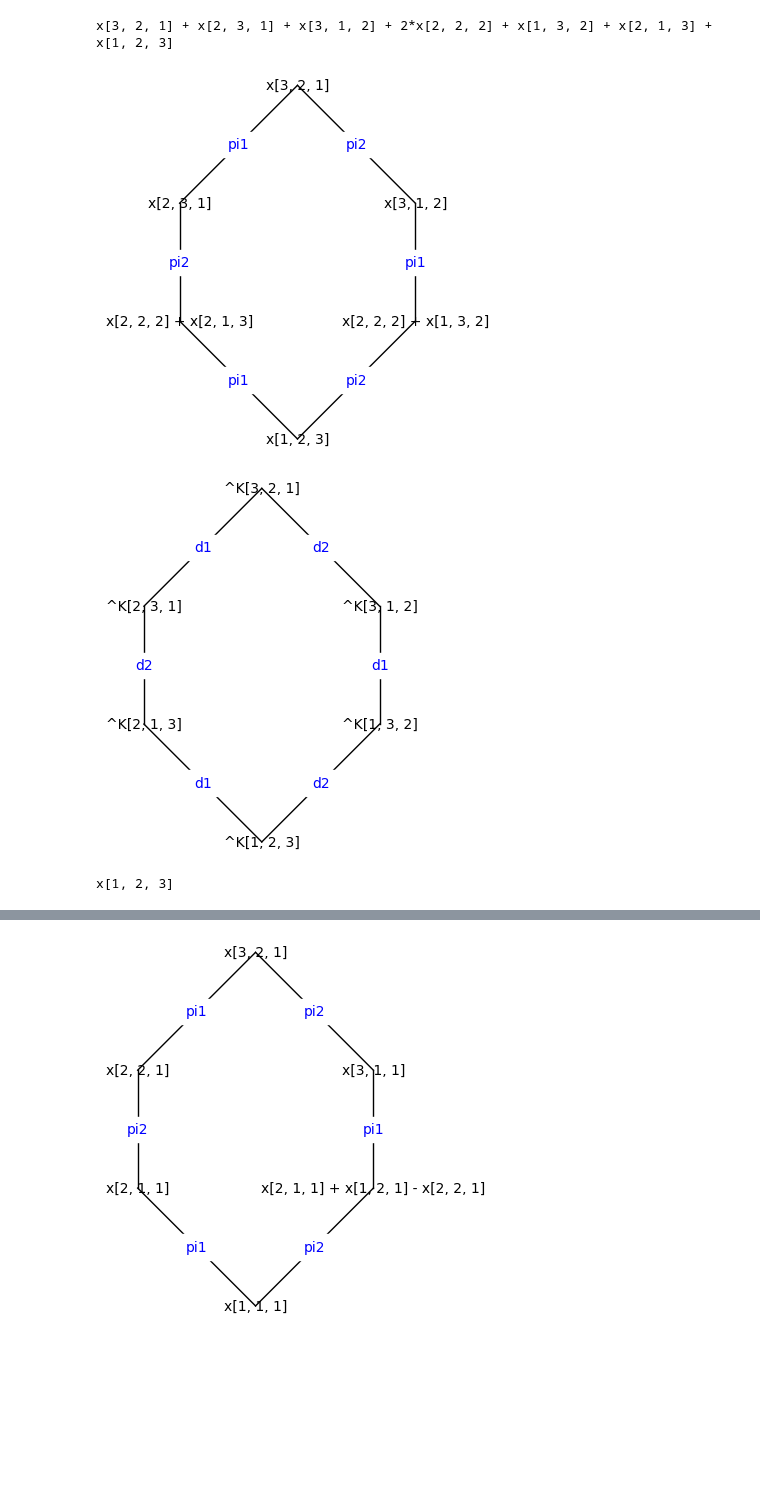
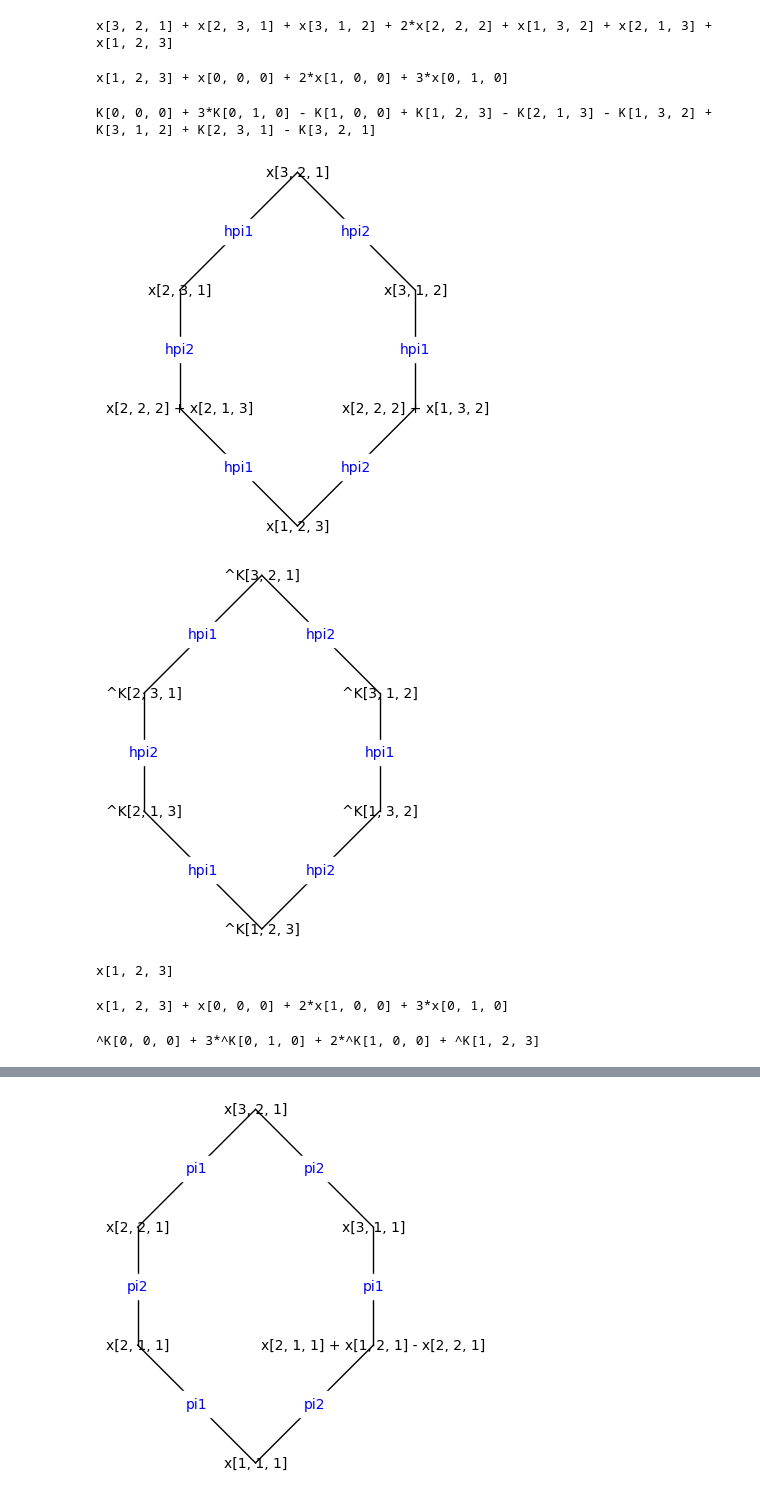
Before and after one commit to VivianePons/multipolynomial-bases, a Jupyter notebook: examples/2020-10-SageDaysPresentation.ipynb, the cells around one changed output, grey strips where cells are left out. Cells and saved outputs as stored; diff of their text form; code cells hidden in the pictures; blank space fills up the shorter version.

```diff
--- a/examples/2020-10-SageDaysPresentation.ipynb
+++ b/examples/2020-10-SageDaysPresentation.ipynb
@@ -412,6 +420,14 @@ G.plot(pos = pos, edge_labels=True, vertex_size = 0)
 x(K[1,2,3])
 # %% [output]
 x[3, 2, 1] + x[2, 3, 1] + x[3, 1, 2] + 2*x[2, 2, 2] + x[1, 3, 2] + x[2, 1, 3] + x[1, 2, 3]
+# %%
+pol = A.an_element(); pol
+# %% [output]
+x[1, 2, 3] + x[0, 0, 0] + 2*x[1, 0, 0] + 3*x[0, 1, 0]
+# %%
+K(pol)
+# %% [output]
+K[0, 0, 0] + 3*K[0, 1, 0] - K[1, 0, 0] + K[1, 2, 3] - K[2, 1, 3] - K[1, 3, 2] + K[3, 1, 2] + K[2, 3, 1] - K[3, 2, 1]
 # %%
 dominant = x[3,2,1]
 hK231 = dominant.hat_isobaric_divided_difference(1)
@@ -424,12 +440,12 @@ pols = [dominant, hK231, hK312, hK213, hK132, hK123]
 G = Graph()
 for pol in pols:
     G.add_vertex(pol)
-G.add_edge(pols[0], pols[1], 'pi1')
-G.add_edge(pols[1], pols[3], 'pi2')
-G.add_edge(pols[3], pols[5], 'pi1')
-G.add_edge(pols[0], pols[2], 'pi2')
-G.add_edge(pols[2], pols[4], 'pi1')
-G.add_edge(pols[4], pols[5], 'pi2')
+G.add_edge(pols[0], pols[1], 'hpi1')
+G.add_edge(pols[1], pols[3], 'hpi2')
+G.add_edge(pols[3], pols[5], 'hpi1')
+G.add_edge(pols[0], pols[2], 'hpi2')
+G.add_edge(pols[2], pols[4], 'hpi1')
+G.add_edge(pols[4], pols[5], 'hpi2')
 pos = {}
 pos[pols[0]] = (1,3)
 pos[pols[1]] = (0,2)
@@ -439,31 +455,39 @@ pos[pols[4]] = (2,1)
 pos[pols[5]] = (1,0)
 G.plot(pos = pos, edge_labels=True, vertex_size = 0)
 # %% [output]
-[figure, old version]
+[figure, new version]
 # %%
 Khat = A.demazure_hat_basis()
 pols = [Khat(pol) for pol in pols]
 G = Graph()
 for pol in pols:
     G.add_vertex(pol)
-G.add_edge(pols[0], pols[1], 'd1')
-G.add_edge(pols[1], pols[3], 'd2')
-G.add_edge(pols[3], pols[5], 'd1')
-G.add_edge(pols[0], pols[2], 'd2')
-G.add_edge(pols[2], pols[4], 'd1')
-G.add_edge(pols[4], pols[5], 'd2')
+G.add_edge(pols[0], pols[1], 'hpi1')
+G.add_edge(pols[1], pols[3], 'hpi2')
+G.add_edge(pols[3], pols[5], 'hpi1')
+G.add_edge(pols[0], pols[2], 'hpi2')
+G.add_edge(pols[2], pols[4], 'hpi1')
+G.add_edge(pols[4], pols[5], 'hpi2')
 pos = {}
 pos[pols[0]] = (1,3)
 pos[pols[1]] = (0,2)
 pos[pols[2]] = (2,2)
 pos[pols[3]] = (0,1)
 pos[pols[4]] = (2,1)
 pos[pols[5]] = (1,0)
 G.plot(pos = pos, edge_labels=True, vertex_size = 0)
 # %% [output]
-[figure, old version]
+[figure, new version]
 # %%
 x(Khat[1,2,3])
 # %% [output]
 x[1, 2, 3]
+# %%
+pol = A.an_element(); pol
+# %% [output]
+x[1, 2, 3] + x[0, 0, 0] + 2*x[1, 0, 0] + 3*x[0, 1, 0]
+# %%
+Khat(pol)
+# %% [output]
+^K[0, 0, 0] + 3*^K[0, 1, 0] + 2*^K[1, 0, 0] + ^K[1, 2, 3]
 # %% [markdown]
```
Also changed, not shown: parts of 10 cells of this notebook.
